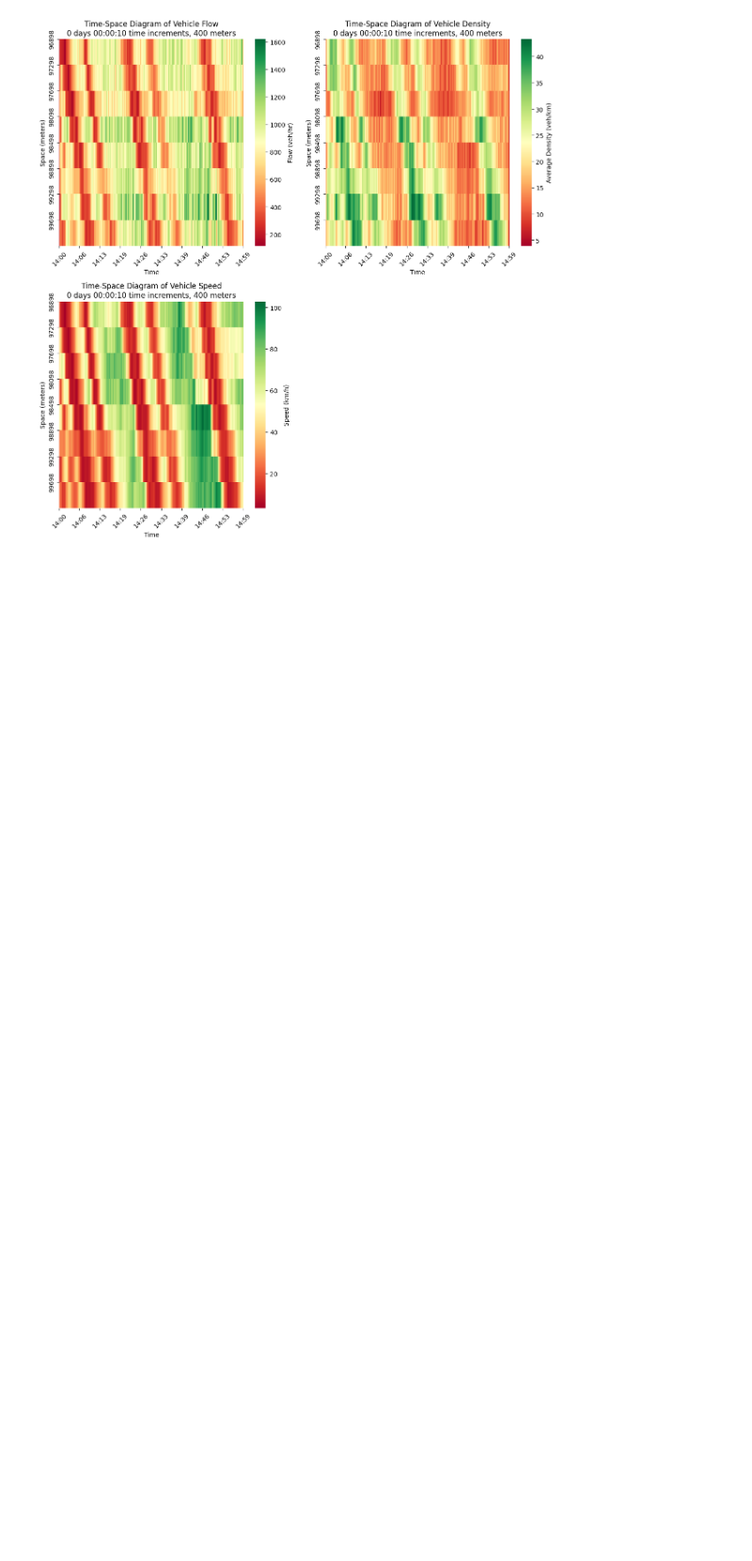
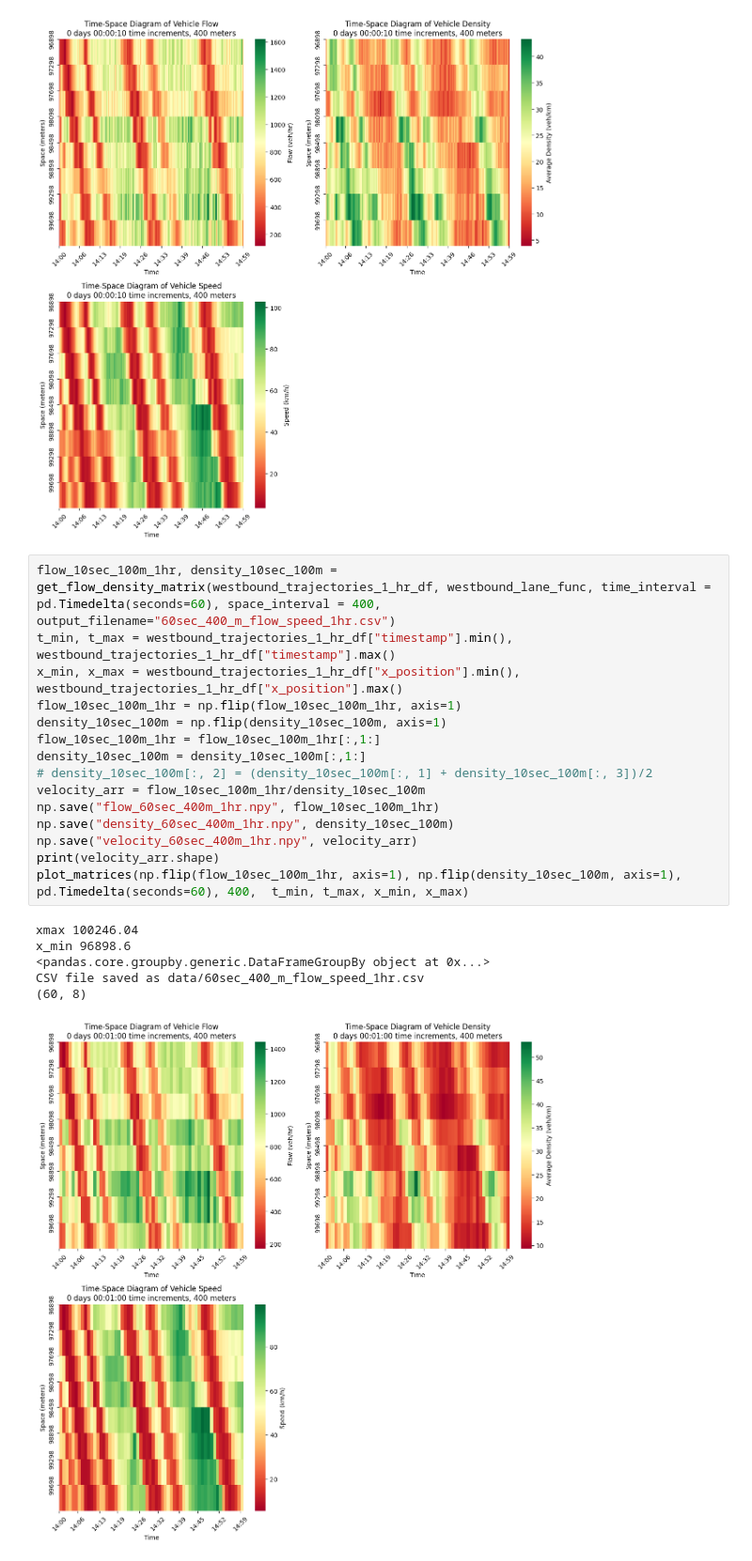
Before and after one commit to woxsao/macroscopic-sim-calibration, a Jupyter notebook: FlowSpeed.ipynb, the cells around one changed output. Shown at 94% size. Saved outputs shown, nothing was run; the diff lists cells and outputs as text; blank space fills up the shorter version.

```diff
--- a/FlowSpeed.ipynb
+++ b/FlowSpeed.ipynb
@@ -385,3 +385,25 @@ x_min 96898.6
 <pandas.core.groupby.generic.DataFrameGroupBy object at 0x...>
 CSV file saved as data/10sec_400_m_flow_speed_1hr.csv
 [figure]
+# %%
+flow_10sec_100m_1hr, density_10sec_100m = get_flow_density_matrix(westbound_trajectories_1_hr_df, westbound_lane_func, time_interval = pd.Timedelta(seconds=60), space_interval = 400, output_filename="60sec_400_m_flow_speed_1hr.csv")
+t_min, t_max = westbound_trajectories_1_hr_df["timestamp"].min(), westbound_trajectories_1_hr_df["timestamp"].max()
+x_min, x_max = westbound_trajectories_1_hr_df["x_position"].min(), westbound_trajectories_1_hr_df["x_position"].max()
+flow_10sec_100m_1hr = np.flip(flow_10sec_100m_1hr, axis=1)
+density_10sec_100m = np.flip(density_10sec_100m, axis=1)
+flow_10sec_100m_1hr = flow_10sec_100m_1hr[:,1:]
+density_10sec_100m = density_10sec_100m[:,1:]
+# density_10sec_100m[:, 2] = (density_10sec_100m[:, 1] + density_10sec_100m[:, 3])/2
+velocity_arr = flow_10sec_100m_1hr/density_10sec_100m
+np.save("flow_60sec_400m_1hr.npy", flow_10sec_100m_1hr)
+np.save("density_60sec_400m_1hr.npy", density_10sec_100m)
+np.save("velocity_60sec_400m_1hr.npy", velocity_arr)
+print(velocity_arr.shape)
+plot_matrices(np.flip(flow_10sec_100m_1hr, axis=1), np.flip(density_10sec_100m, axis=1), pd.Timedelta(seconds=60), 400,  t_min, t_max, x_min, x_max)
+# %% [output]
+xmax 100246.04
+x_min 96898.6
+<pandas.core.groupby.generic.DataFrameGroupBy object at 0x...>
+CSV file saved as data/60sec_400_m_flow_speed_1hr.csv
+(60, 8)
+[figure, added]
```
Also changed, not shown: parts of 1 cell of this notebook, 13 other files.
